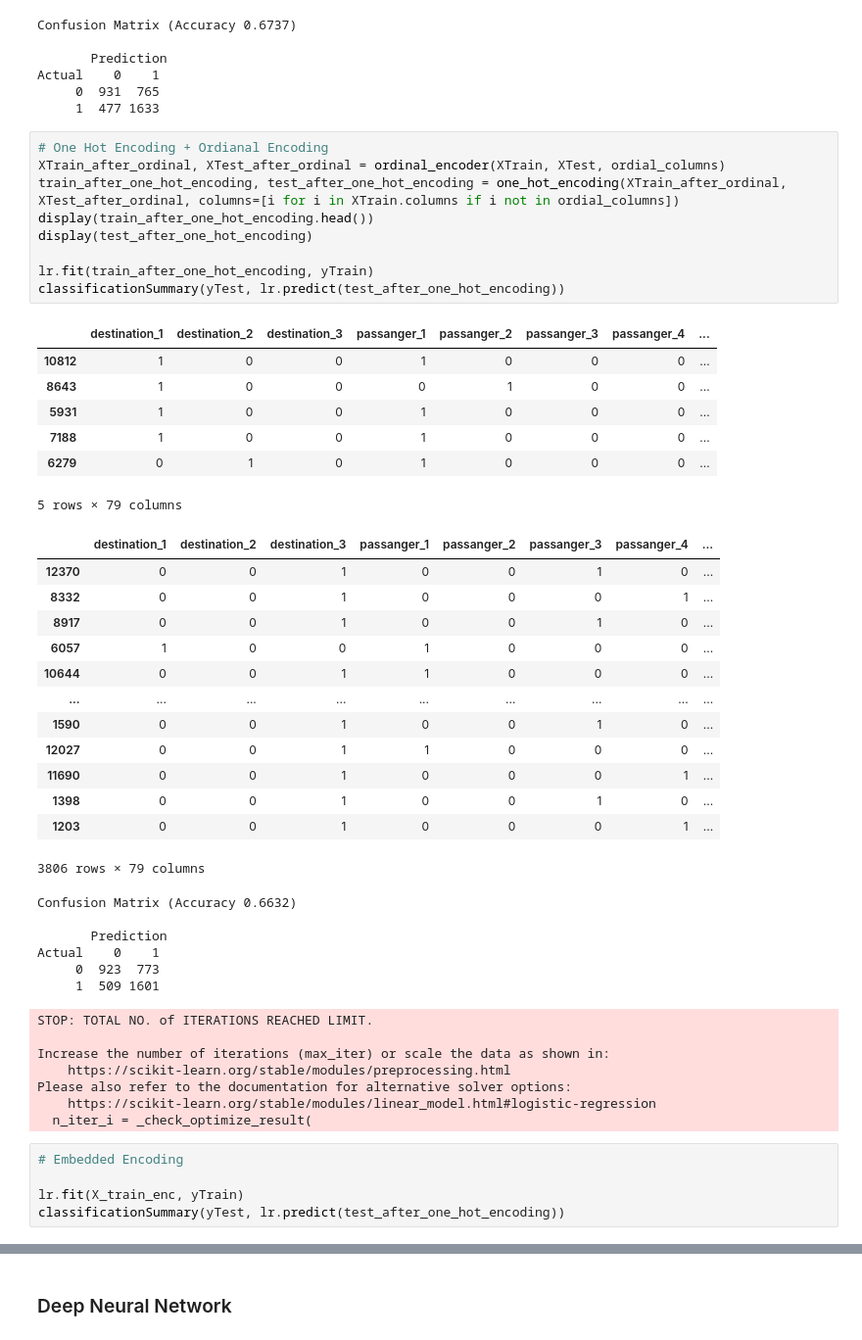
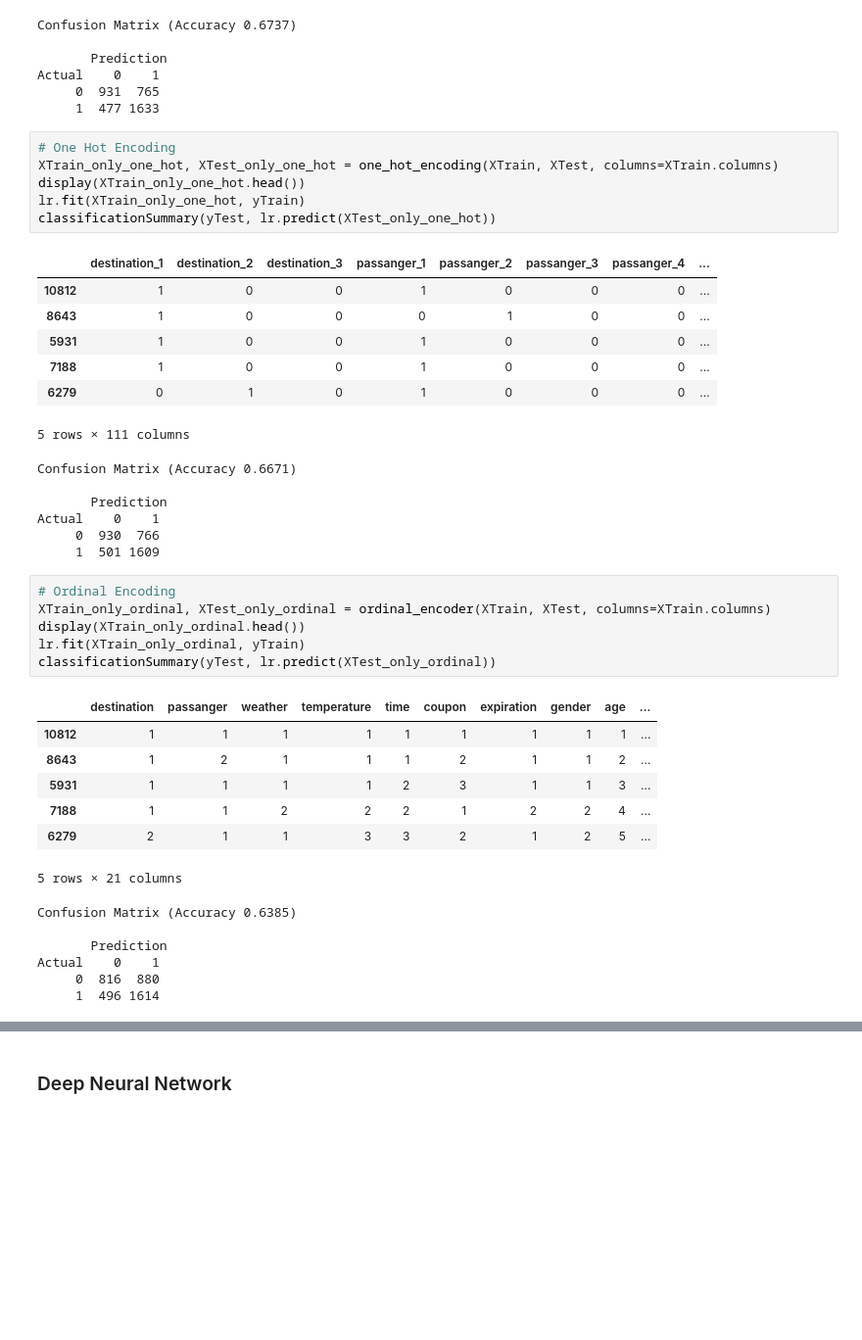
Before and after one commit to AnushkaHegde/In-Vehicle-Coupon-Recommendation-ML-Project, a Jupyter notebook: EDA & Models .ipynb, the cells around one changed output, grey strips where cells are left out. Shown at 98% size. Cells and saved outputs as stored; diff of their text form; blank space fills up the shorter version.

Commit message:
update encoding

```diff
--- a/EDA & Models .ipynb
+++ b/EDA & Models .ipynb
@@ -788,14 +806,11 @@ Actual    0    1
      0  931  765
      1  477 1633
 # %%
-# One Hot Encoding + Ordianal Encoding
-XTrain_after_ordinal, XTest_after_ordinal = ordinal_encoder(XTrain, XTest, ordial_columns)
-train_after_one_hot_encoding, test_after_one_hot_encoding = one_hot_encoding(XTrain_after_ordinal, XTest_after_ordinal, columns=[i for i in XTrain.columns if i not in ordial_columns])
-display(train_after_one_hot_encoding.head())
-display(test_after_one_hot_encoding)
-
-lr.fit(train_after_one_hot_encoding, yTrain)
-classificationSummary(yTest, lr.predict(test_after_one_hot_encoding))
+# One Hot Encoding
+XTrain_only_one_hot, XTest_only_one_hot = one_hot_encoding(XTrain, XTest, columns=XTrain.columns)
+display(XTrain_only_one_hot.head())
+lr.fit(XTrain_only_one_hot, yTrain)
+classificationSummary(yTest, lr.predict(XTest_only_one_hot))
 # %% [output]
 |  | destination_1 | destination_2 | destination_3 | passanger_1 | passanger_2 | passanger_3 | passanger_4 | ... |
 | 10812 | 1 | 0 | 0 | 1 | 0 | 0 | 0 | ... |
@@ -803,35 +818,30 @@ classificationSummary(yTest, lr.predict(test_after_one_hot_encoding))
 | 5931 | 1 | 0 | 0 | 1 | 0 | 0 | 0 | ... |
 | 7188 | 1 | 0 | 0 | 1 | 0 | 0 | 0 | ... |
 | 6279 | 0 | 1 | 0 | 1 | 0 | 0 | 0 | ... |
-5 rows × 79 columns
+5 rows × 111 columns
-|  | destination_1 | destination_2 | destination_3 | passanger_1 | passanger_2 | passanger_3 | passanger_4 | ... |
-| 12370 | 0 | 0 | 1 | 0 | 0 | 1 | 0 | ... |
-| 8332 | 0 | 0 | 1 | 0 | 0 | 0 | 1 | ... |
-| 8917 | 0 | 0 | 1 | 0 | 0 | 1 | 0 | ... |
-| 6057 | 1 | 0 | 0 | 1 | 0 | 0 | 0 | ... |
-| 10644 | 0 | 0 | 1 | 1 | 0 | 0 | 0 | ... |
-| ... | ... | ... | ... | ... | ... | ... | ... | ... |
-| 1590 | 0 | 0 | 1 | 0 | 0 | 1 | 0 | ... |
-| 12027 | 0 | 0 | 1 | 1 | 0 | 0 | 0 | ... |
-| 11690 | 0 | 0 | 1 | 0 | 0 | 0 | 1 | ... |
-| 1398 | 0 | 0 | 1 | 0 | 0 | 1 | 0 | ... |
-| 1203 | 0 | 0 | 1 | 0 | 0 | 0 | 1 | ... |
-3806 rows × 79 columns
+Confusion Matrix (Accuracy 0.6671)
+
+       Prediction
+Actual    0    1
+     0  930  766
+     1  501 1609
-Confusion Matrix (Accuracy 0.6632)
-
-       Prediction
-Actual    0    1
-     0  923  773
-     1  509 1601
-STOP: TOTAL NO. of ITERATIONS REACHED LIMIT.
-
-Increase the number of iterations (max_iter) or scale the data as shown in:
-    https://scikit-learn.org/stable/modules/preprocessing.html
-Please also refer to the documentation for alternative solver options:
-    https://scikit-learn.org/stable/modules/linear_model.html#logistic-regression
-  n_iter_i = _check_optimize_result(
 # %%
-# Embedded Encoding
-
-lr.fit(X_train_enc, yTrain)
-classificationSummary(yTest, lr.predict(test_after_one_hot_encoding))
+# Ordinal Encoding
+XTrain_only_ordinal, XTest_only_ordinal = ordinal_encoder(XTrain, XTest, columns=XTrain.columns)
+display(XTrain_only_ordinal.head())
+lr.fit(XTrain_only_ordinal, yTrain)
+classificationSummary(yTest, lr.predict(XTest_only_ordinal))
+# %% [output]
+|  | destination | passanger | weather | temperature | time | coupon | expiration | gender | age | ... |
+| 10812 | 1 | 1 | 1 | 1 | 1 | 1 | 1 | 1 | 1 | ... |
+| 8643 | 1 | 2 | 1 | 1 | 1 | 2 | 1 | 1 | 2 | ... |
+| 5931 | 1 | 1 | 1 | 1 | 2 | 3 | 1 | 1 | 3 | ... |
+| 7188 | 1 | 1 | 2 | 2 | 2 | 1 | 2 | 2 | 4 | ... |
+| 6279 | 2 | 1 | 1 | 3 | 3 | 2 | 1 | 2 | 5 | ... |
+5 rows × 21 columns
+Confusion Matrix (Accuracy 0.6385)
+
+       Prediction
+Actual    0    1
+     0  816  880
+     1  496 1614
```
Also changed, not shown: parts of 5 cells of this notebook.
